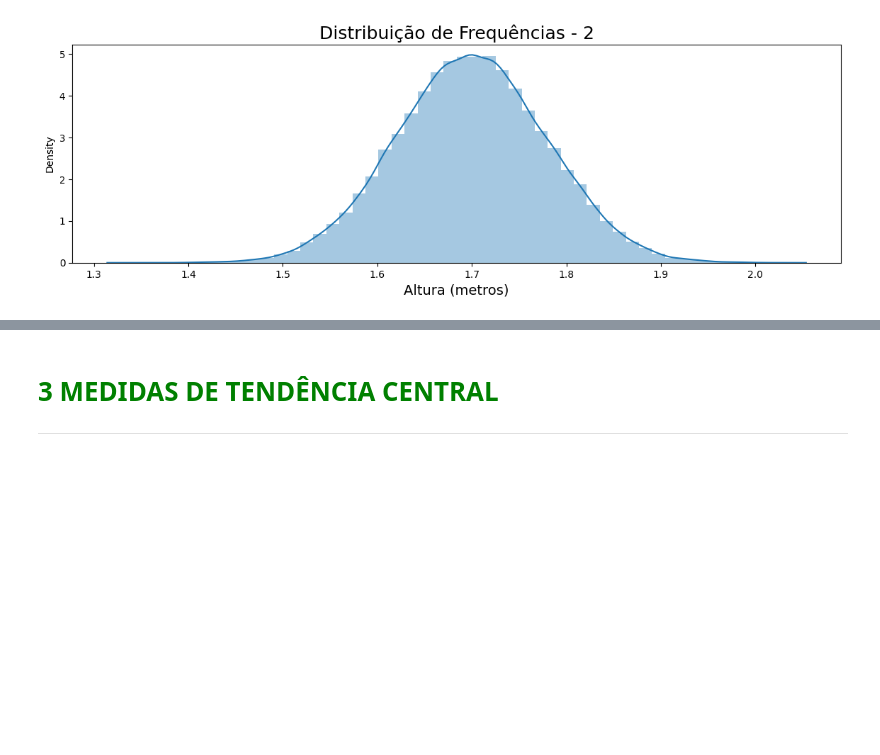
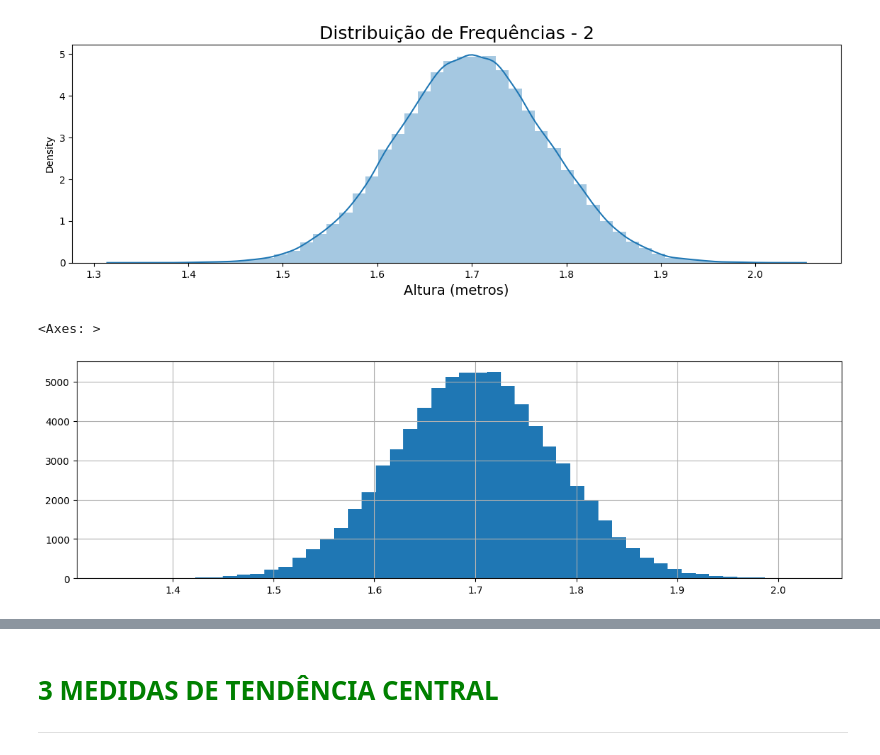
Before and after one commit to RaphaelfsOliveira/estatistica-com-python, a Jupyter notebook: Curso de Estatística/Curso_de_Estatística_Parte_1.ipynb, the cells around one changed output, grey strips where cells are left out. Saved outputs shown, nothing was run; the diff lists cells and outputs as text; code cells hidden in the pictures; blank space fills up the shorter version.

```diff
--- a/Curso de Estatística/Curso_de_Estatística_Parte_1.ipynb
+++ b/Curso de Estatística/Curso_de_Estatística_Parte_1.ipynb
@@ -525,3 +525,8 @@ ax2
 # %% [output]
 <Axes: title={'center': 'Distribuição de Frequências - 2'}, xlabel='Altura (metros)', ylabel='Density'>
 [figure]
+# %%
+df['Altura'].hist(bins=50, figsize=(14, 4))
+# %% [output]
+<Axes: >
+[figure, added]
```
Also changed, not shown: parts of 2 cells of this notebook.
